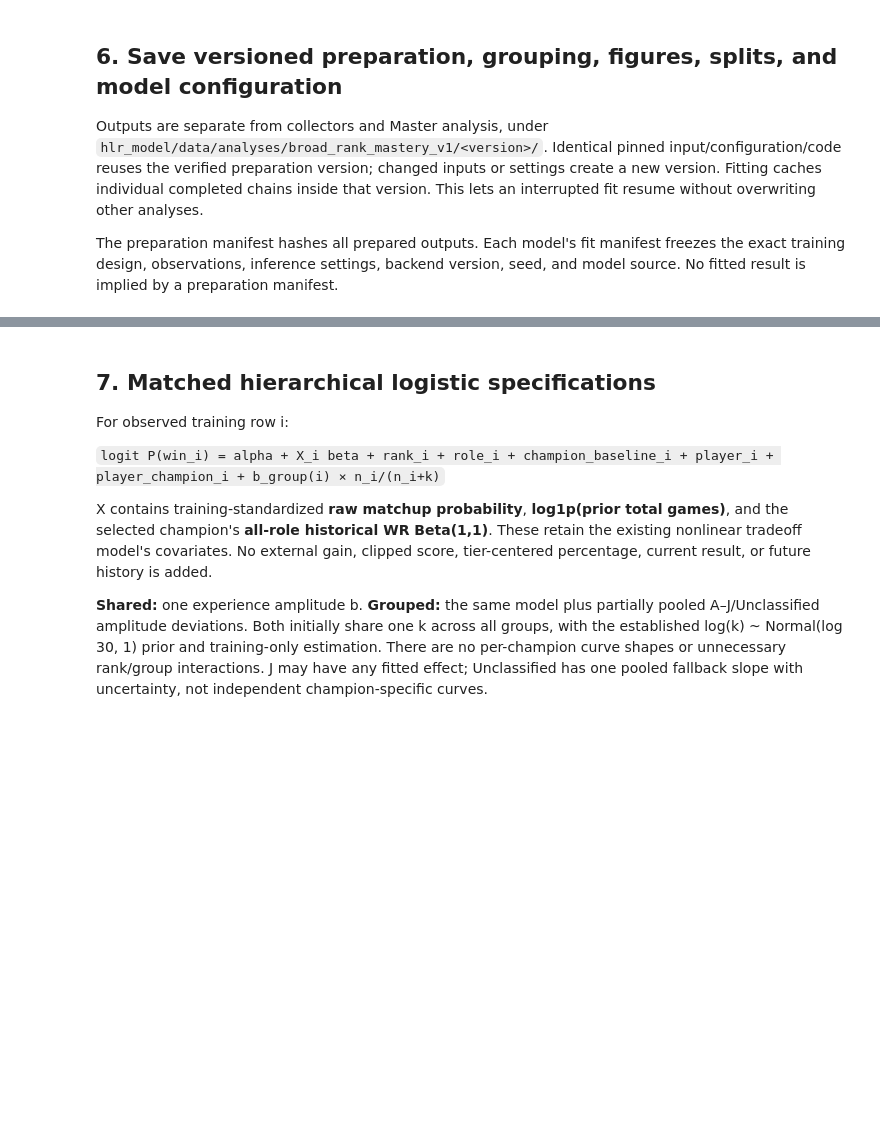
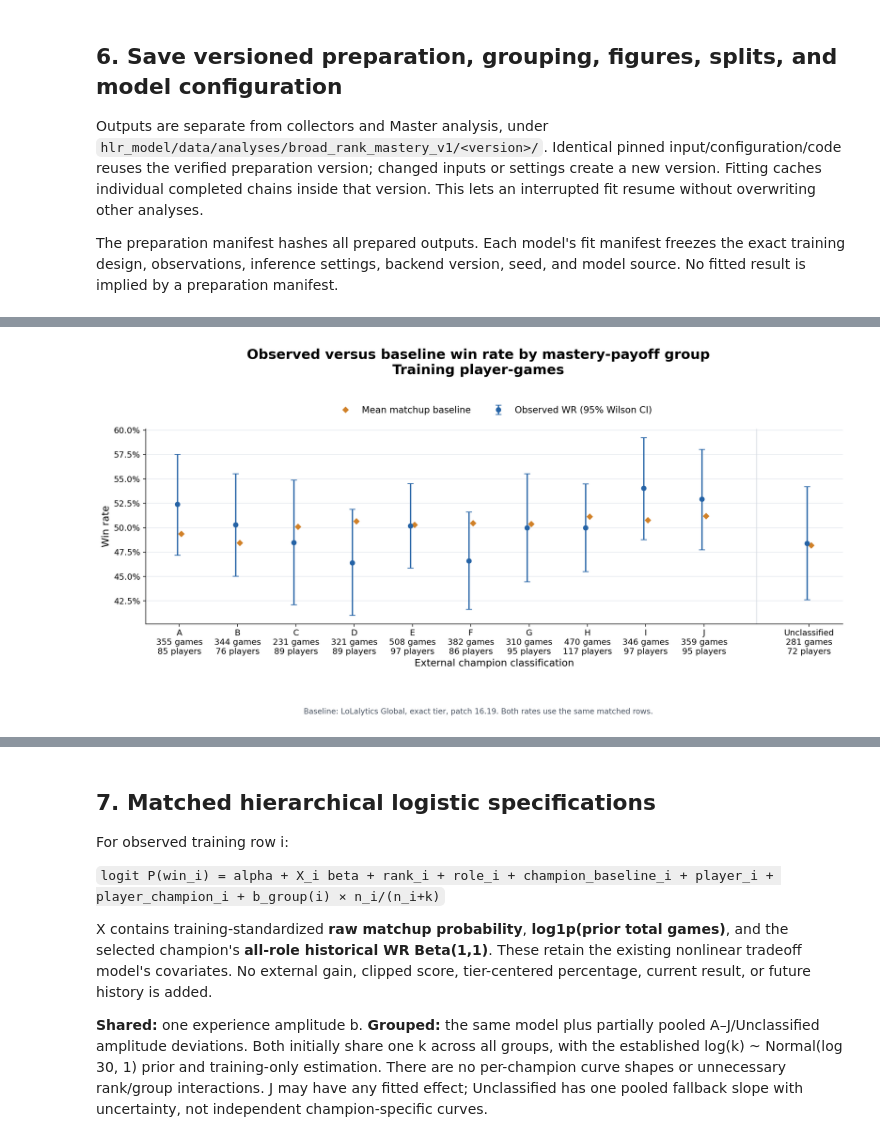
Before and after one commit to minhhohoang/riot-game-prediction, a Jupyter notebook: hlr_model/broad_rank_modeling.ipynb, the cells around one changed output, grey strips where cells are left out. Cells and saved outputs as stored; diff of their text form; code cells hidden in the pictures; blank space fills up the shorter version.

```diff
--- a/hlr_model/broad_rank_modeling.ipynb
+++ b/hlr_model/broad_rank_modeling.ipynb
@@ -140,0 +458,7 @@ for name in ('rank_role_support','group_support','experience_and_history','exper
+# %%
+eda_groups = eda_rates(eda_matched, 'mastery_group', GROUP_LABELS)
+eda_rate_plot(eda_groups, 'Observed versus baseline win rate by mastery-payoff group',
+              'External champion classification', separate_unclassified=True)
+plt.show()
+# %% [output]
+[figure, added]
```
Also changed, not shown: parts of 30 cells of this notebook.
